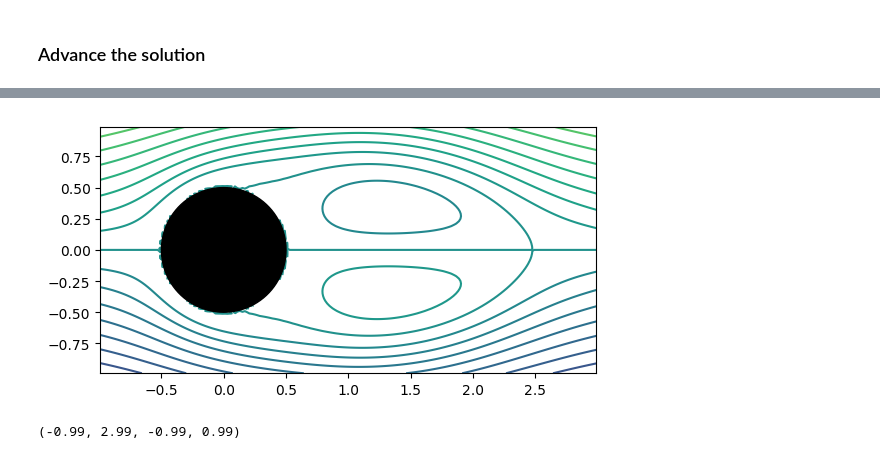
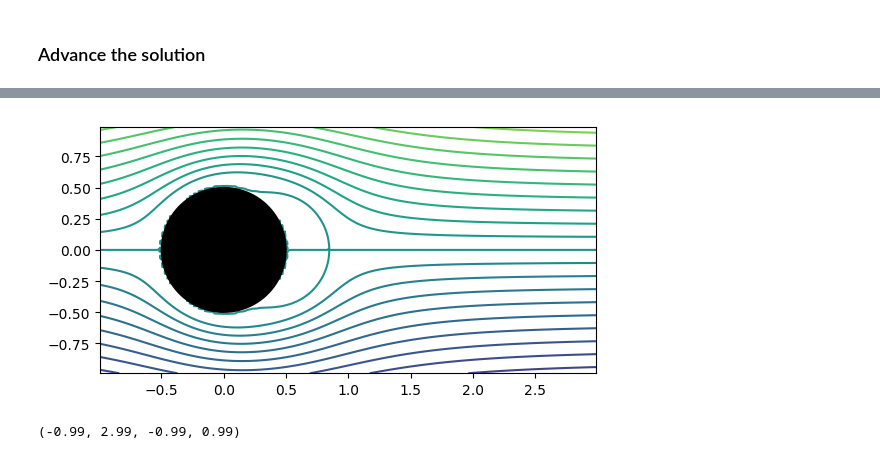
Before and after one commit to JuliaIBPM/ViscousFlow.jl, a Jupyter notebook: examples/Testing Navier-Stokes on a body.ipynb, the cells around one changed output, grey strips where cells are left out. Cells and saved outputs as stored; diff of their text form; code cells hidden in the pictures.

```diff
--- a/examples/Testing Navier-Stokes on a body.ipynb
+++ b/examples/Testing Navier-Stokes on a body.ipynb
@@ -82,0 +82,2 @@ Solution: t = 5.9999999999999165
+# %%
+ω, ψ, ux, uy = NavierStokes.evaluateFields(s.u,dom.grid)
@@ -96,13 +99,12 @@ axis("scaled")
 (-0.99, 2.99, -0.99, 0.99)
 # %%
-ψ = -ops.L⁻¹(s.u)
-contour(x,y,transpose(ψ[dom.grid.cellint[1],dom.grid.cellint[2]]*Δx)+repmat(y,1,dom.grid.N[1]),linspace(-1.5,1.5,31))
+contour(x,y,transpose(ψ)+repmat(y,1,dom.grid.N[1]),linspace(-1.5,1.5,31))
 for j = 1:dom.nbody
     xpt = [dom.body[j].x[i][1] for i = 1:dom.body[j].N]
     ypt = [dom.body[j].x[i][2] for i = 1:dom.body[j].N]
     fill(xpt,ypt,color="k",zorder=2)
 end
 axis("scaled")
 # %% [output]
-[figure, old version]
+[figure, new version]
 (-0.99, 2.99, -0.99, 0.99)
```
Also changed, not shown: parts of 5 cells of this notebook, 5 other files.
